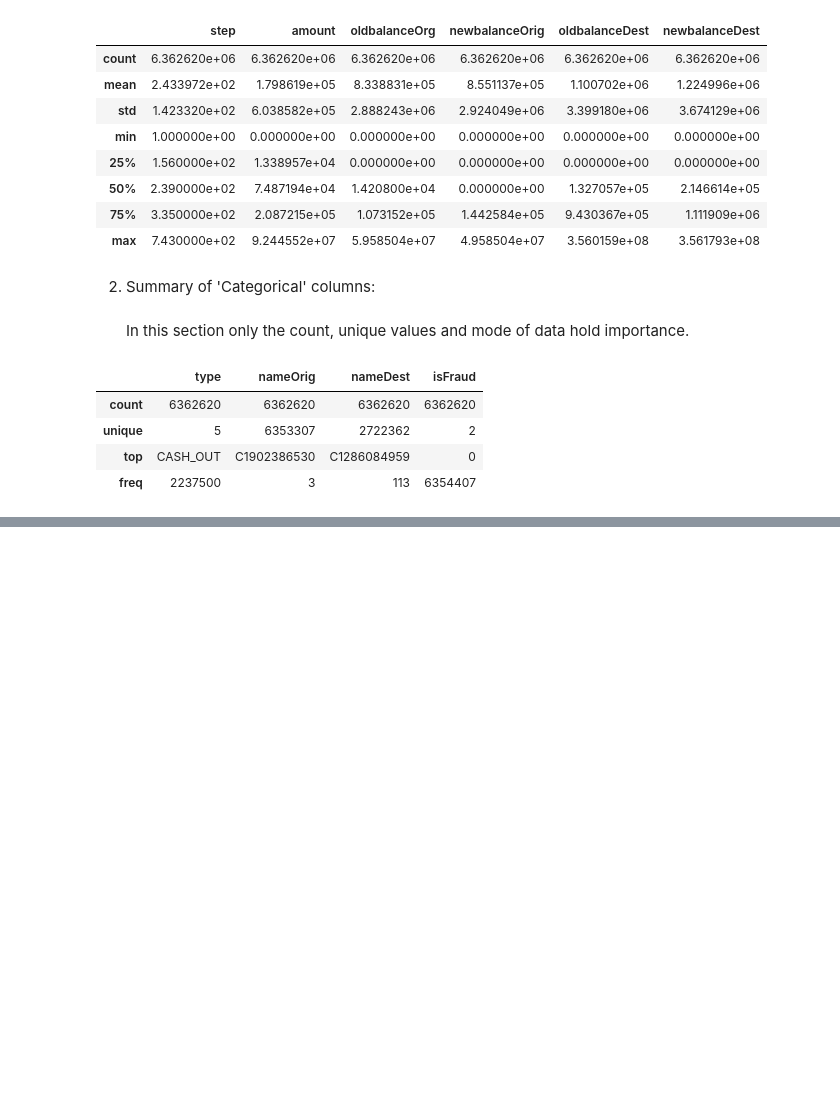
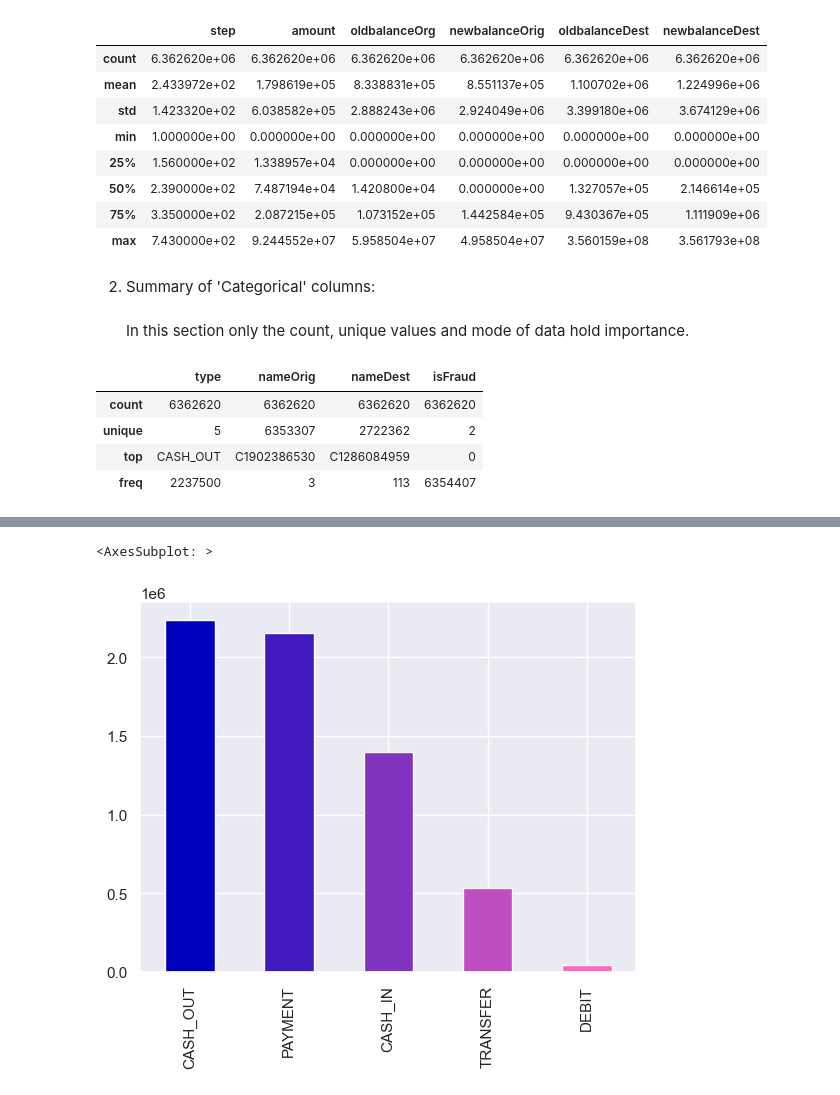
Before and after one commit to parthareja/financial-fraud-detection, a Jupyter notebook: financial-fraud-detection.ipynb, the cells around one changed output, grey strips where cells are left out. Drawn from its saved outputs; the diff is of its cells as text; code cells hidden in the pictures; blank space fills up the shorter version.

```diff
--- a/financial-fraud-detection.ipynb
+++ b/financial-fraud-detection.ipynb
@@ -81,0 +123,6 @@ display(desc_df_cat)
+# %%
+plotColours = [(x/4, x/10, 0.75) for x in range(10)]
+df['type'].value_counts().plot.bar(color = plotColours)
+# %% [output]
+<AxesSubplot: >
+[figure, added]
```
Also changed, not shown: parts of 20 cells of this notebook, 2 other files.
